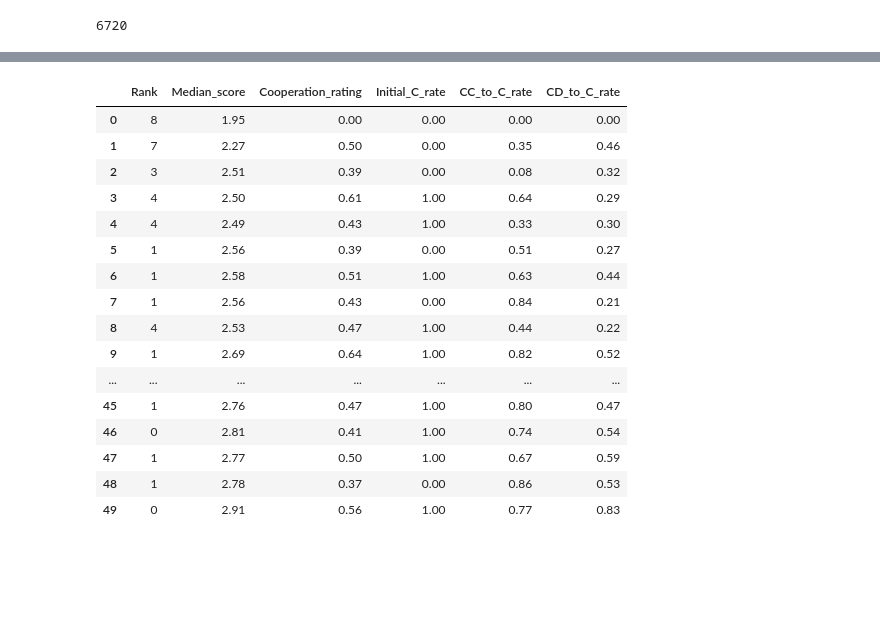
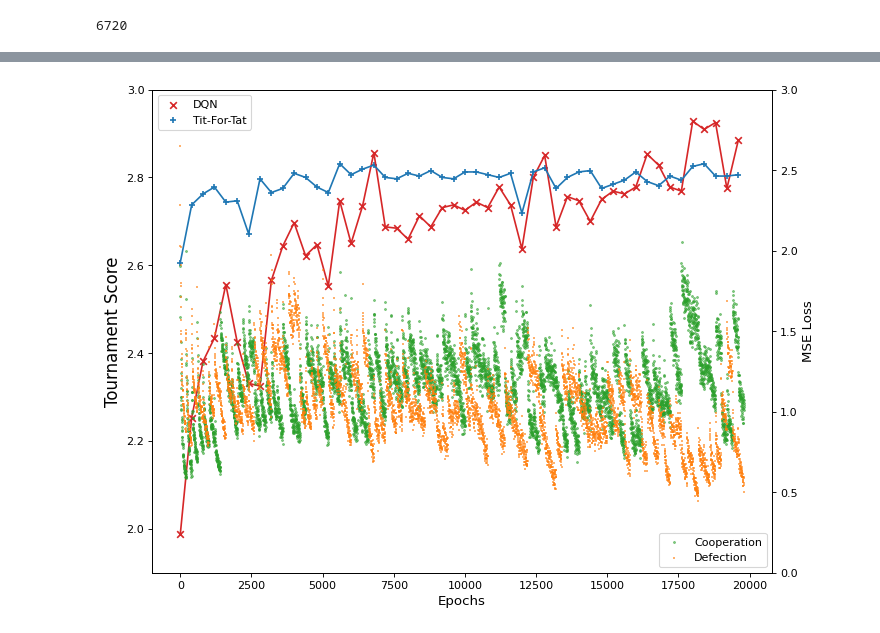
Before and after one commit to hongh-zhang/The-Evolution-of-Defection, a Jupyter notebook: Stage 2.ipynb, the cells around one changed output, grey strips where cells are left out. Drawn from its saved outputs; the diff is of its cells as text; code cells hidden in the pictures; blank space fills up the shorter version.

```diff
--- a/Stage 2.ipynb
+++ b/Stage 2.ipynb
@@ -229,22 +240 @@ pd.DataFrame([l.loc['DQN'] for l in ls])
-# %%
-things = ['Rank', 'Median_score', 'Cooperation_rating', 'Initial_C_rate', 'CC_to_C_rate', 'CD_to_C_rate']
-pd.DataFrame([[l.loc['DQN',t] for t in things] for l in ls], columns=things)
-# %% [output]
-|  | Rank | Median_score | Cooperation_rating | Initial_C_rate | CC_to_C_rate | CD_to_C_rate |
-| 0 | 8 | 1.95 | 0.00 | 0.00 | 0.00 | 0.00 |
-| 1 | 7 | 2.27 | 0.50 | 0.00 | 0.35 | 0.46 |
-| 2 | 3 | 2.51 | 0.39 | 0.00 | 0.08 | 0.32 |
-| 3 | 4 | 2.50 | 0.61 | 1.00 | 0.64 | 0.29 |
-| 4 | 4 | 2.49 | 0.43 | 1.00 | 0.33 | 0.30 |
-| 5 | 1 | 2.56 | 0.39 | 0.00 | 0.51 | 0.27 |
-| 6 | 1 | 2.58 | 0.51 | 1.00 | 0.63 | 0.44 |
-| 7 | 1 | 2.56 | 0.43 | 0.00 | 0.84 | 0.21 |
-| 8 | 4 | 2.53 | 0.47 | 1.00 | 0.44 | 0.22 |
-| 9 | 1 | 2.69 | 0.64 | 1.00 | 0.82 | 0.52 |
-| ... | ... | ... | ... | ... | ... | ... |
-| 45 | 1 | 2.76 | 0.47 | 1.00 | 0.80 | 0.47 |
-| 46 | 0 | 2.81 | 0.41 | 1.00 | 0.74 | 0.54 |
-| 47 | 1 | 2.77 | 0.50 | 1.00 | 0.67 | 0.59 |
-| 48 | 1 | 2.78 | 0.37 | 0.00 | 0.86 | 0.53 |
-| 49 | 0 | 2.91 | 0.56 | 1.00 | 0.77 | 0.83 |
 # %%
@@ -253,2 +243,26 @@ b = pd.DataFrame([l.loc['Tit For Tat','Median_score'] for l in ls]).to_numpy().T
+# %%
+fig, ax1 = plt.subplots(figsize=(10, 8), dpi=80)
+ax2 = ax1.twinx()
+
+ax1.scatter(range(0,20000,400), d_score, c='tab:red', marker='x', label='DQN')
+ax1.scatter(range(0,20000,400), t_score, c='tab:blue', marker='+', label='Tit-For-Tat')
+ax1.plot(range(0,20000,400), d_score, c='tab:red')
+ax1.plot(range(0,20000,400), t_score, c='tab:blue')
+ax1.set_ylim([1.9, 3.0])
+
+ax2.scatter(*zip(*[(i[0], i[1][0]) for i in p1.network.loss_ls[::3]]), c='tab:green', marker='x', label='Cooperation', alpha=.6, s=3)
+ax2.scatter(*zip(*[(i[0], i[1][1]) for i in p1.network.loss_ls[::3]]), c='tab:orange', marker='+', label='Defection', alpha=.6, s=3)
+ax2.set_ylim([0.0, 3.0])
+
+ax1.set_xlabel('Epochs', fontsize=12)
+ax1.set_ylabel('Tournament Score', fontsize=15)
+ax1.legend(loc='upper left')
+
+ax2.set_ylabel('MSE Loss', fontsize=12)
+ax2.legend(loc='lower right')
+
+plt.show()
+# %% [output]
+[figure, added]
 # %%
 plt.figure(figsize=(10, 8), dpi=80)
```
Also changed, not shown: parts of 29 cells of this notebook, 9 other files.
